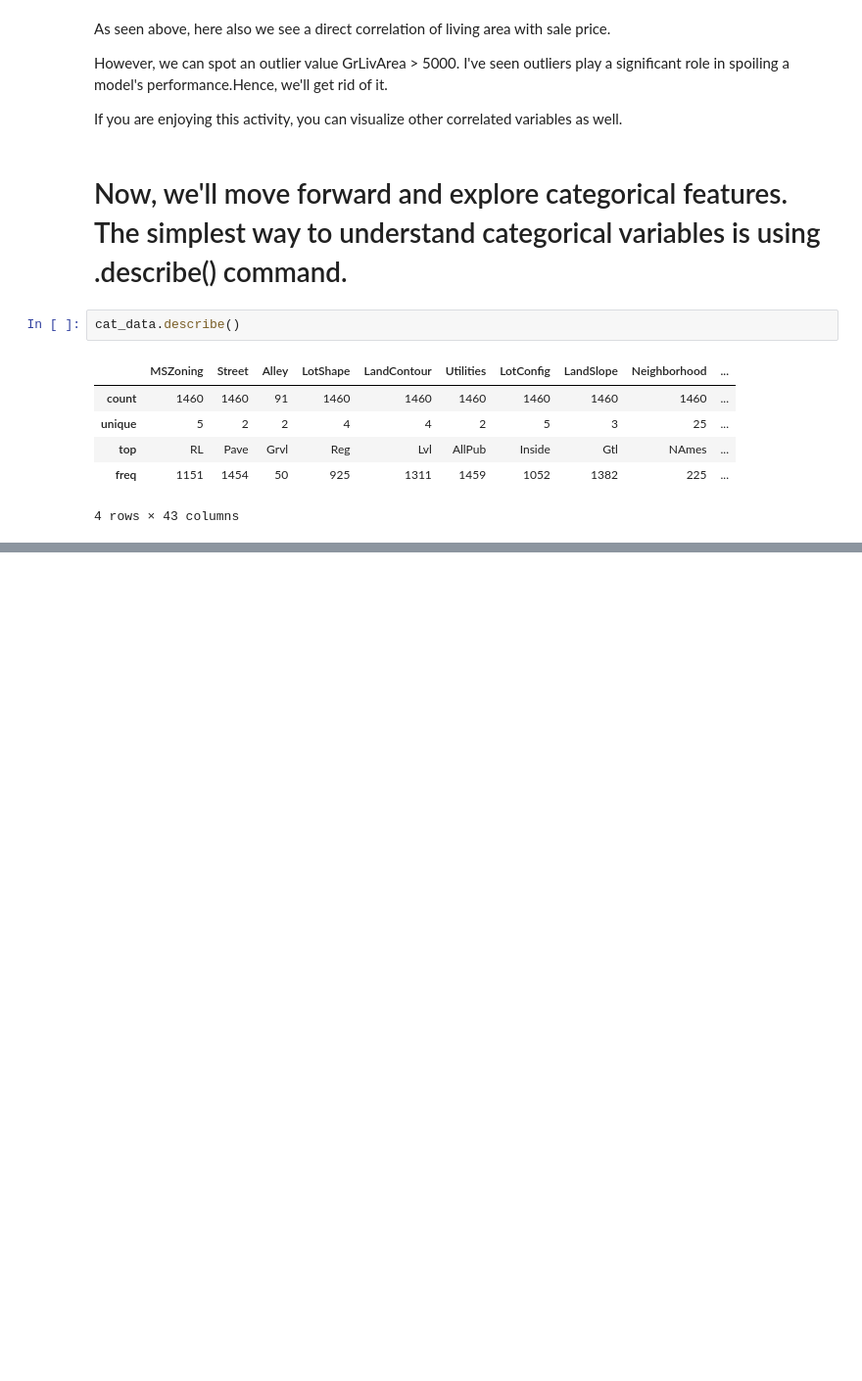
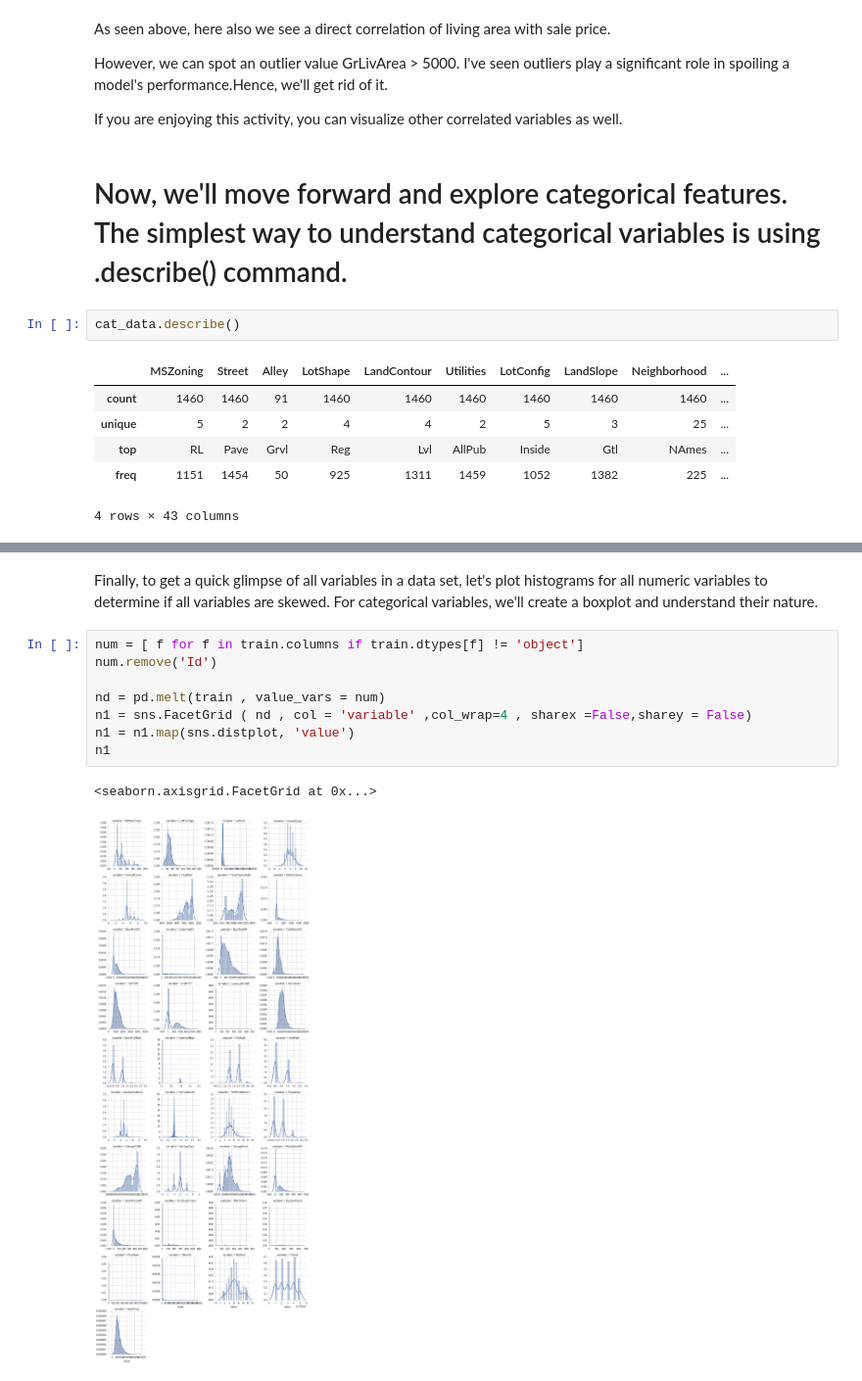
Before and after one commit to amitkr492/MACHINE_LEARNING, a Jupyter notebook: Housing_price_data/machine_learning_model.ipynb, the cells around one changed output, grey strips where cells are left out. Shown at 98% size. Drawn from its saved outputs; the diff is of its cells as text; blank space fills up the shorter version.

```diff
--- a/Housing_price_data/machine_learning_model.ipynb
+++ b/Housing_price_data/machine_learning_model.ipynb
@@ -286,0 +365,13 @@ cat_data.describe()
+# %% [markdown]
+Finally, to get a quick glimpse of all variables in a data set, let's plot histograms for all numeric variables to determine if all variables are skewed. For categorical variables, we'll create a boxplot and understand their nature.
+# %%
+num = [ f for f in train.columns if train.dtypes[f] != 'object']
+num.remove('Id')
+
+nd = pd.melt(train , value_vars = num)
+n1 = sns.FacetGrid ( nd , col = 'variable' ,col_wrap=4 , sharex =False,sharey = False)
+n1 = n1.map(sns.distplot, 'value')
+n1
+# %% [output]
+<seaborn.axisgrid.FacetGrid at 0x...>
+[figure, added]
```
Also changed, not shown: parts of 44 cells of this notebook, 2 other files.
